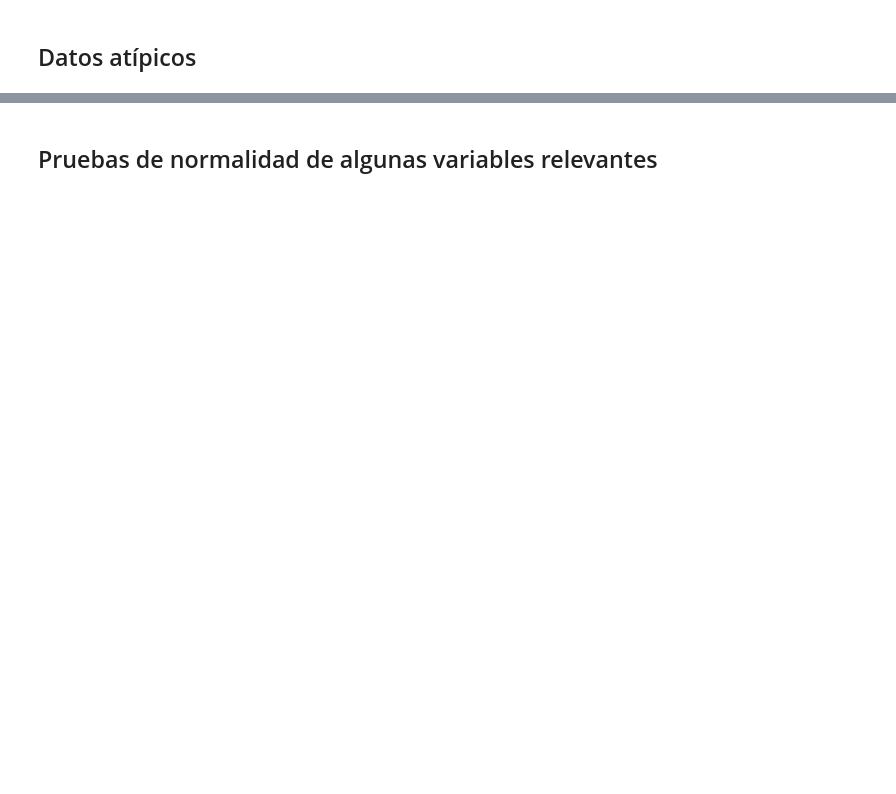
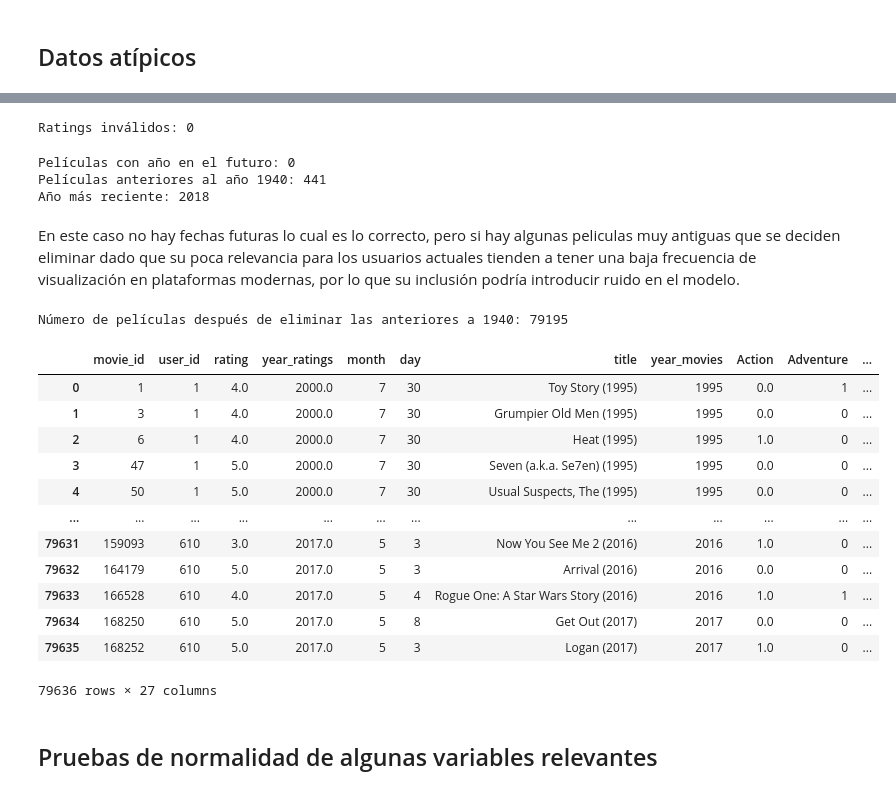
Before and after one commit to josedavidm12/sistemas_recomendacion, a Jupyter notebook: limpieza_final.ipynb, the cells around one changed output, grey strips where cells are left out. Saved outputs shown, nothing was run; the diff lists cells and outputs as text; code cells hidden in the pictures; blank space fills up the shorter version.

```diff
--- a/limpieza_final.ipynb
+++ b/limpieza_final.ipynb
@@ -320,3 +327,46 @@ Setting an item of incompatible dtype is deprecated and will raise an error in a
+# %%
+#Verificar si algun valor de rating esta por debajo de 0.5 o por encima de 5.0 y corregirlo
+invalid_ratings = df_final[(df_final['rating'] < 0.5) | (df_final['rating'] > 5.0)].shape[0]
+print(f"Ratings inválidos: {invalid_ratings}")
+# %% [output]
+Ratings inválidos: 0
+# %%
+# Ver si hay peliculas con fechas futuras y de antes del año 1940
+pelis_futuras = df_final[df_final['year_movies'] > datetime.datetime.now().year].shape[0]
+pelis_antiguas = df_final[df_final['year_movies'] < 1940].shape[0]
+
+print(f"Películas con año en el futuro: {pelis_futuras}")
+print(f"Películas anteriores al año 1940: {pelis_antiguas}")
+
+año_mas_reciente = df_final['year_movies'].max()
+print(f"Año más reciente: {año_mas_reciente}")
+# %% [output]
+Películas con año en el futuro: 0
+Películas anteriores al año 1940: 441
+Año más reciente: 2018
+# %% [markdown]
+En este caso no hay fechas futuras lo cual es lo correcto, pero si hay algunas peliculas muy antiguas que se deciden eliminar dado que su poca relevancia para los usuarios actuales tienden a tener una baja frecuencia de visualización en plataformas modernas, por lo que su inclusión podría introducir ruido en el modelo.
+# %%
+# Eliminar peliculas
+df_final = df_final[df_final['year_movies'] >= 1940]
+# %% [output]
+Número de películas después de eliminar las anteriores a 1940: 79195
+# %%
+df_final
+# %% [output]
+|  | movie_id | user_id | rating | year_ratings | month | day | title | year_movies | Action | Adventure | ... |
+| 0 | 1 | 1 | 4.0 | 2000.0 | 7 | 30 | Toy Story (1995) | 1995 | 0.0 | 1 | ... |
+| 1 | 3 | 1 | 4.0 | 2000.0 | 7 | 30 | Grumpier Old Men (1995) | 1995 | 0.0 | 0 | ... |
+| 2 | 6 | 1 | 4.0 | 2000.0 | 7 | 30 | Heat (1995) | 1995 | 1.0 | 0 | ... |
+| 3 | 47 | 1 | 5.0 | 2000.0 | 7 | 30 | Seven (a.k.a. Se7en) (1995) | 1995 | 0.0 | 0 | ... |
+| 4 | 50 | 1 | 5.0 | 2000.0 | 7 | 30 | Usual Suspects, The (1995) | 1995 | 0.0 | 0 | ... |
+| ... | ... | ... | ... | ... | ... | ... | ... | ... | ... | ... | ... |
+| 79631 | 159093 | 610 | 3.0 | 2017.0 | 5 | 3 | Now You See Me 2 (2016) | 2016 | 1.0 | 0 | ... |
+| 79632 | 164179 | 610 | 5.0 | 2017.0 | 5 | 3 | Arrival (2016) | 2016 | 0.0 | 0 | ... |
+| 79633 | 166528 | 610 | 4.0 | 2017.0 | 5 | 4 | Rogue One: A Star Wars Story (2016) | 2016 | 1.0 | 1 | ... |
+| 79634 | 168250 | 610 | 5.0 | 2017.0 | 5 | 8 | Get Out (2017) | 2017 | 0.0 | 0 | ... |
+| 79635 | 168252 | 610 | 5.0 | 2017.0 | 5 | 3 | Logan (2017) | 2017 | 1.0 | 0 | ... |
+79636 rows × 27 columns
 # %% [markdown]
 ## Pruebas de normalidad de algunas variables relevantes
 # %%
```
Also changed, not shown: parts of 13 cells of this notebook.
